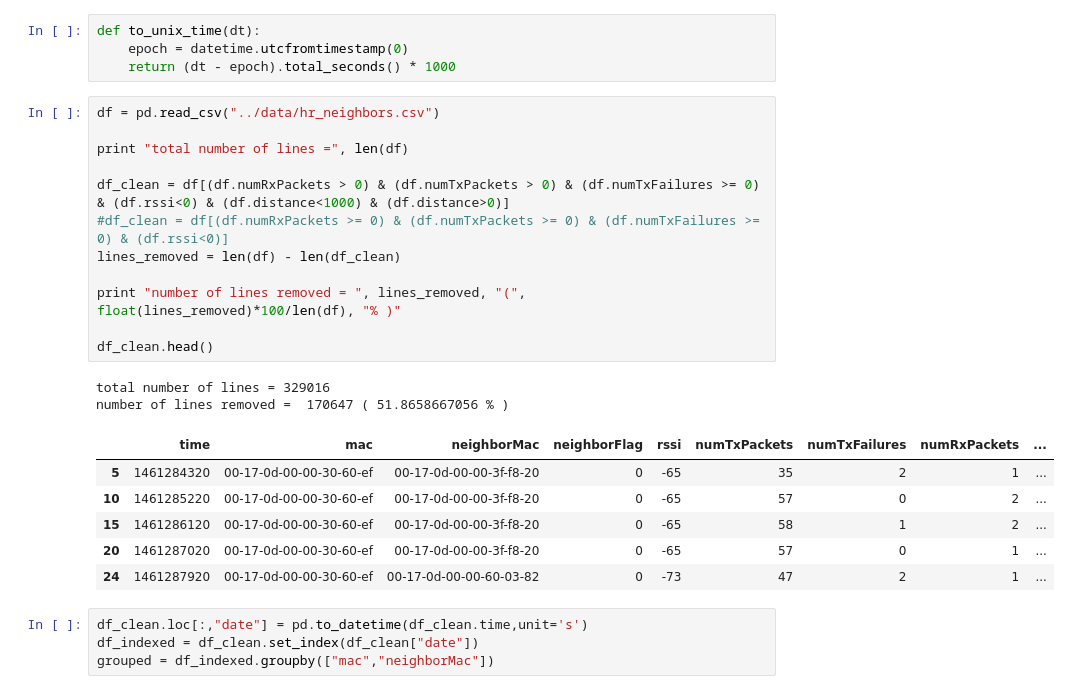
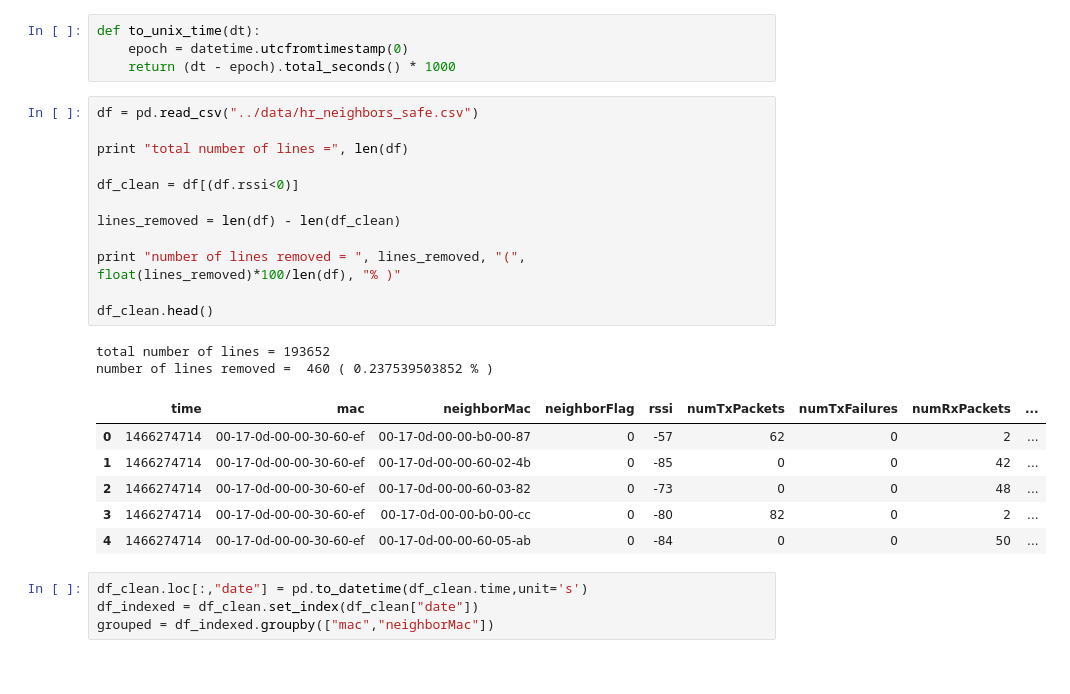
Before and after one commit to keomabrun/brun16chants, a Jupyter notebook: notebooks/rssi.ipynb, the cells around one changed output. Cells and saved outputs as stored; diff of their text form.

Commit message:
cleaning notebooks

```diff
--- a/notebooks/rssi.ipynb
+++ b/notebooks/rssi.ipynb
@@ -17,26 +17,26 @@ def to_unix_time(dt):
     epoch = datetime.utcfromtimestamp(0)
     return (dt - epoch).total_seconds() * 1000
 # %%
-df = pd.read_csv("../data/hr_neighbors.csv")
+df = pd.read_csv("../data/hr_neighbors_safe.csv")
 
 print "total number of lines =", len(df)
 
-df_clean = df[(df.numRxPackets > 0) & (df.numTxPackets > 0) & (df.numTxFailures >= 0) & (df.rssi<0) & (df.distance<1000) & (df.distance>0)]
-#df_clean = df[(df.numRxPackets >= 0) & (df.numTxPackets >= 0) & (df.numTxFailures >= 0) & (df.rssi<0)]
+df_clean = df[(df.rssi<0)]
+
 lines_removed = len(df) - len(df_clean)
 
 print "number of lines removed = ", lines_removed, "(", float(lines_removed)*100/len(df), "% )"
 
 df_clean.head()
 # %% [output]
-total number of lines = 329016
-number of lines removed =  170647 ( 51.8658667056 % )
+total number of lines = 193652
+number of lines removed =  460 ( 0.237539503852 % )
 |  | time | mac | neighborMac | neighborFlag | rssi | numTxPackets | numTxFailures | numRxPackets | ... |
-| 5 | 1461284320 | 00-17-0d-00-00-30-60-ef | 00-17-0d-00-00-3f-f8-20 | 0 | -65 | 35 | 2 | 1 | ... |
-| 10 | 1461285220 | 00-17-0d-00-00-30-60-ef | 00-17-0d-00-00-3f-f8-20 | 0 | -65 | 57 | 0 | 2 | ... |
-| 15 | 1461286120 | 00-17-0d-00-00-30-60-ef | 00-17-0d-00-00-3f-f8-20 | 0 | -65 | 58 | 1 | 2 | ... |
-| 20 | 1461287020 | 00-17-0d-00-00-30-60-ef | 00-17-0d-00-00-3f-f8-20 | 0 | -65 | 57 | 0 | 1 | ... |
-| 24 | 1461287920 | 00-17-0d-00-00-30-60-ef | 00-17-0d-00-00-60-03-82 | 0 | -73 | 47 | 2 | 1 | ... |
+| 0 | 1466274714 | 00-17-0d-00-00-30-60-ef | 00-17-0d-00-00-b0-00-87 | 0 | -57 | 62 | 0 | 2 | ... |
+| 1 | 1466274714 | 00-17-0d-00-00-30-60-ef | 00-17-0d-00-00-60-02-4b | 0 | -85 | 0 | 0 | 42 | ... |
+| 2 | 1466274714 | 00-17-0d-00-00-30-60-ef | 00-17-0d-00-00-60-03-82 | 0 | -73 | 0 | 0 | 48 | ... |
+| 3 | 1466274714 | 00-17-0d-00-00-30-60-ef | 00-17-0d-00-00-b0-00-cc | 0 | -80 | 82 | 0 | 2 | ... |
+| 4 | 1466274714 | 00-17-0d-00-00-30-60-ef | 00-17-0d-00-00-60-05-ab | 0 | -84 | 0 | 0 | 50 | ... |
 # %%
 df_clean.loc[:,"date"] = pd.to_datetime(df_clean.time,unit='s')
 df_indexed = df_clean.set_index(df_clean["date"])
```
Also changed, not shown: parts of 8 cells of this notebook, 3 other files.
